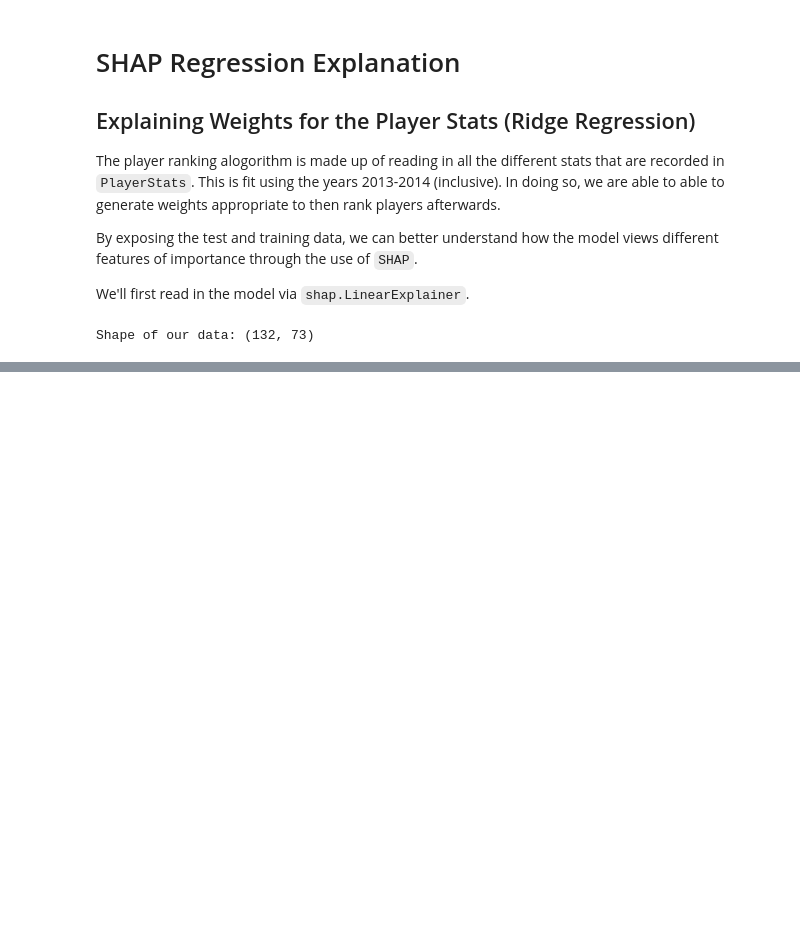
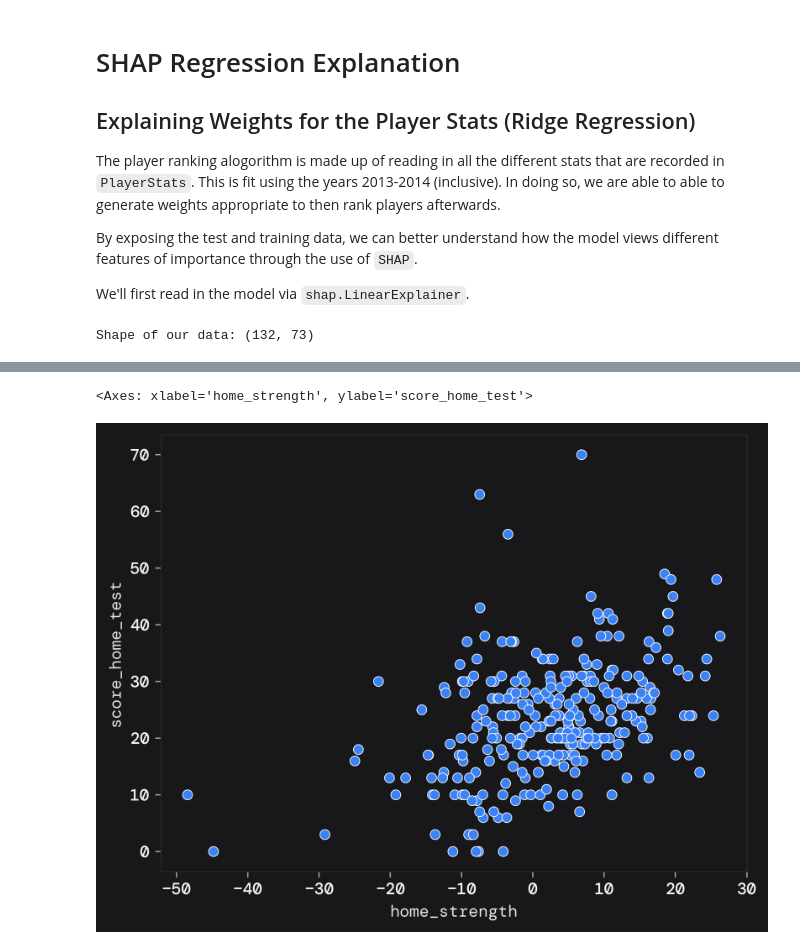
Before and after one commit to brownjrr/nfl_score_prediction, a Jupyter notebook: Model_Evaluation.ipynb, the cells around one changed output, grey strips where cells are left out. Drawn from its saved outputs; the diff is of its cells as text; code cells hidden in the pictures; blank space fills up the shorter version.

```diff
--- a/Model_Evaluation.ipynb
+++ b/Model_Evaluation.ipynb
@@ -87,0 +136,5 @@ shap.plots.beeswarm(rfr_shap_values)
+# %%
+sns.scatterplot(data=rfr_results, y='score_home_test', x = 'home_strength')
+# %% [output]
+<Axes: xlabel='home_strength', ylabel='score_home_test'>
+[figure, added]
```
Also changed, not shown: parts of 10 cells of this notebook, 1 other file.
